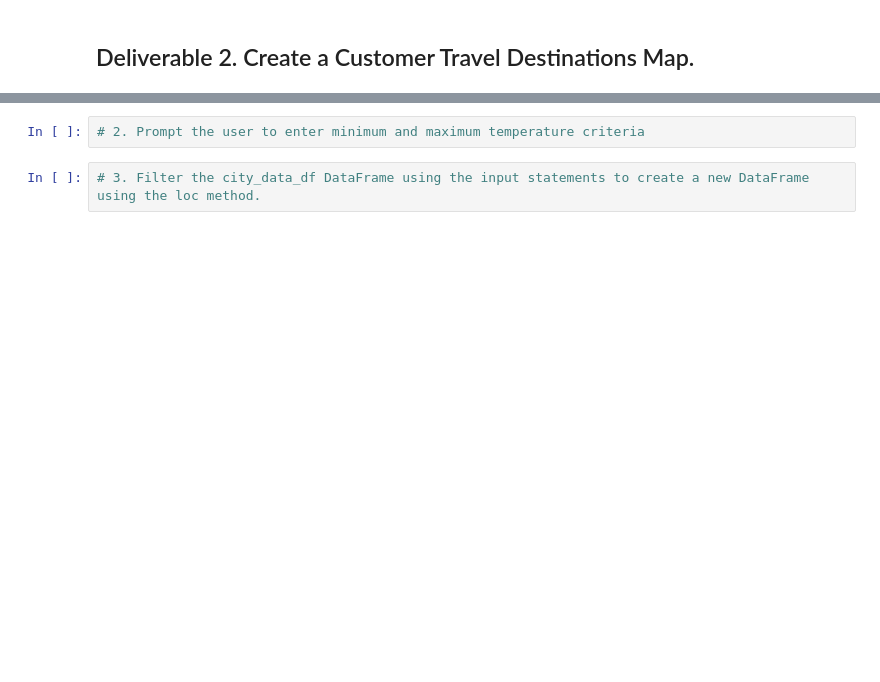
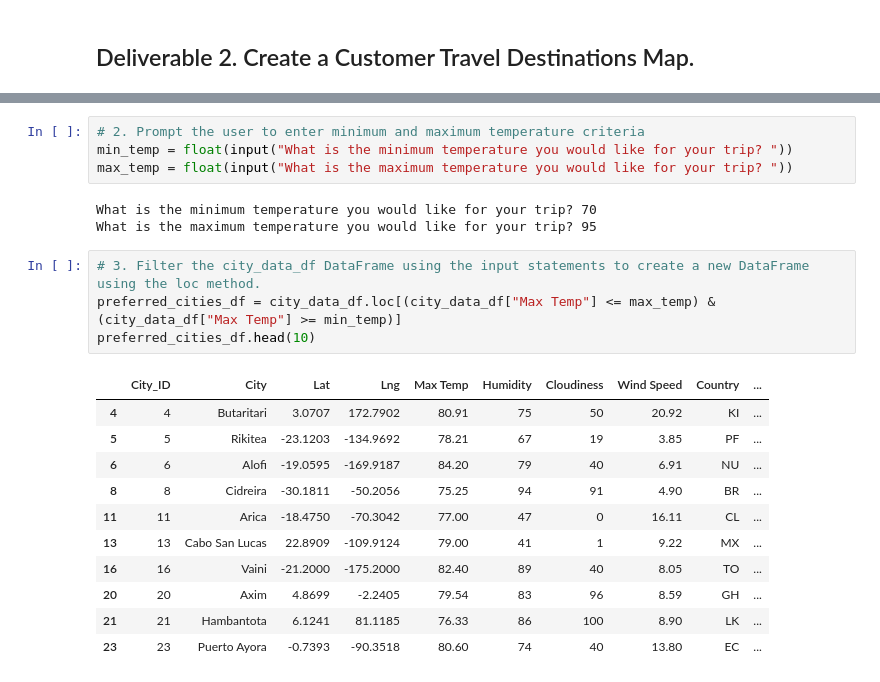
Before and after one commit to danig89/World_Weather_Analysis, a Jupyter notebook: Vacation_Search/Vacation_Search.ipynb, the cells around one changed output, grey strips where cells are left out. Drawn from its saved outputs; the diff is of its cells as text; blank space fills up the shorter version.

```diff
--- a/Vacation_Search/Vacation_Search.ipynb
+++ b/Vacation_Search/Vacation_Search.ipynb
@@ -20,6 +25,25 @@ city_data_df.head()
 # %%
 # 2. Prompt the user to enter minimum and maximum temperature criteria
+min_temp = float(input("What is the minimum temperature you would like for your trip? "))
+max_temp = float(input("What is the maximum temperature you would like for your trip? "))
+# %% [output]
+What is the minimum temperature you would like for your trip? 70
+What is the maximum temperature you would like for your trip? 95
 # %%
 # 3. Filter the city_data_df DataFrame using the input statements to create a new DataFrame using the loc method.
+preferred_cities_df = city_data_df.loc[(city_data_df["Max Temp"] <= max_temp) & (city_data_df["Max Temp"] >= min_temp)]
+preferred_cities_df.head(10)
+# %% [output]
+|  | City_ID | City | Lat | Lng | Max Temp | Humidity | Cloudiness | Wind Speed | Country | ... |
+| 4 | 4 | Butaritari | 3.0707 | 172.7902 | 80.91 | 75 | 50 | 20.92 | KI | ... |
+| 5 | 5 | Rikitea | -23.1203 | -134.9692 | 78.21 | 67 | 19 | 3.85 | PF | ... |
+| 6 | 6 | Alofi | -19.0595 | -169.9187 | 84.20 | 79 | 40 | 6.91 | NU | ... |
+| 8 | 8 | Cidreira | -30.1811 | -50.2056 | 75.25 | 94 | 91 | 4.90 | BR | ... |
+| 11 | 11 | Arica | -18.4750 | -70.3042 | 77.00 | 47 | 0 | 16.11 | CL | ... |
+| 13 | 13 | Cabo San Lucas | 22.8909 | -109.9124 | 79.00 | 41 | 1 | 9.22 | MX | ... |
+| 16 | 16 | Vaini | -21.2000 | -175.2000 | 82.40 | 89 | 40 | 8.05 | TO | ... |
+| 20 | 20 | Axim | 4.8699 | -2.2405 | 79.54 | 83 | 96 | 8.59 | GH | ... |
+| 21 | 21 | Hambantota | 6.1241 | 81.1185 | 76.33 | 86 | 100 | 8.90 | LK | ... |
+| 23 | 23 | Puerto Ayora | -0.7393 | -90.3518 | 80.60 | 74 | 40 | 13.80 | EC | ... |
 # %%
 # 4a. Determine if there are any empty rows.
```
Also changed, not shown: parts of 10 cells of this notebook, 2 other files.
